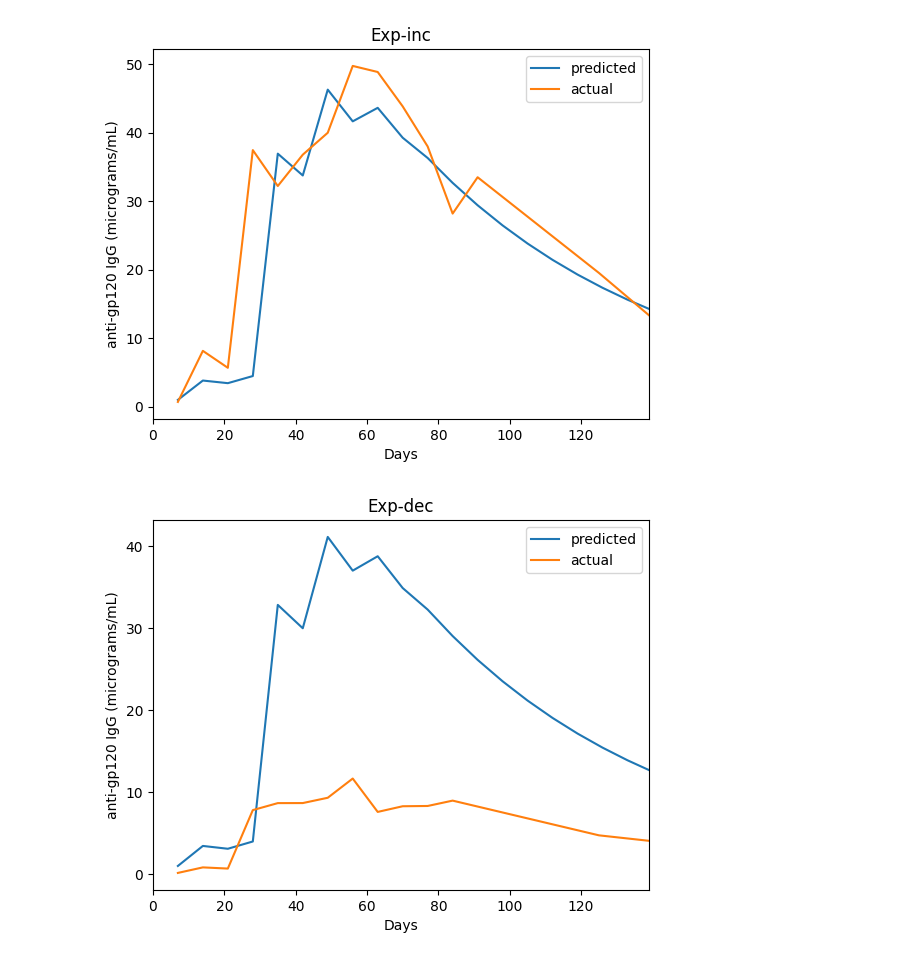
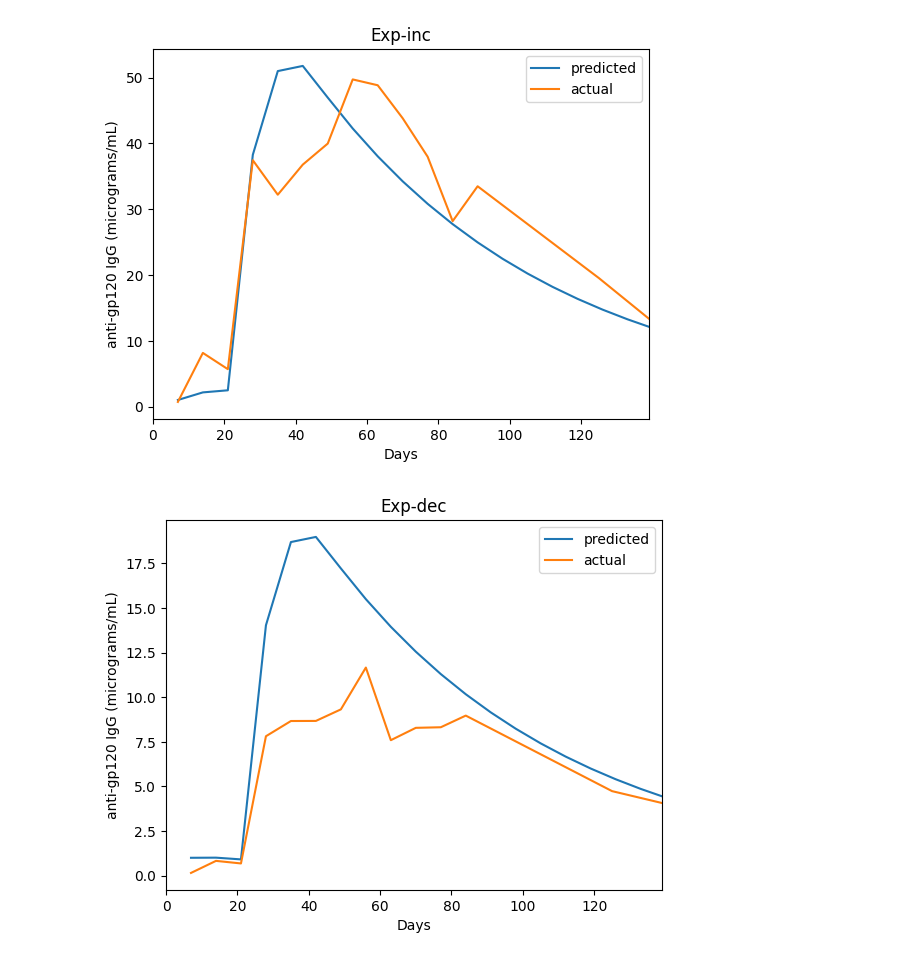
Before and after one commit to Azhou2023/TAMDataAnalysis, a Jupyter notebook: visualizations.ipynb, the cells around one changed output. Drawn from its saved outputs; the diff is of its cells as text; code cells hidden in the pictures.

```diff
--- a/visualizations.ipynb
+++ b/visualizations.ipynb
@@ -18,6 +18,7 @@ for index, value in data.items():
         schemeAverages[index[0]][index[1]] = value
     else:
         schemeAverages[index[0]] = pd.Series(data=value, index=[index[1]])
+total_rsquared = 0
 for scheme, series in schemeAverages.items():
     plt.xlabel("Days")
     plt.ylabel("anti-gp120 IgG (micrograms/mL)")
@@ -35,11 +36,13 @@ for scheme, series in schemeAverages.items():
         rss+=math.pow(y-regression_y[i], 2)
         tss+=math.pow(y-ymean, 2)
     rsquared = 1 - (rss/tss)
+    total_rsquared += rsquared
     print("R-squared: "+str(rsquared))
 
     plt.plot(regression_x, regression_y)
     plt.plot(schemeAverages[scheme], color=(random.random(), random.random(), random.random()))
     plt.show()
+print(total_rsquared/8)
 # %% [output]
 5.6540948 + 1.50586691·T₁((-1.10606061 + 0.01515152x)) -
 3.83566583·T₂((-1.10606061 + 0.01515152x))
@@ -138,14 +149,12 @@ def differential_eq(dosage, J, L, P):
         weighted_dosage = 0
         for k in range(1, 8):
             weighted_dosage+=(dosages[dosage].get(i-k, 0)*weights[i-k])
-        prevDerivative = 0
-        if weighted_dosage==0:
-            prevDerivative = P*derivatives.get(i-2*7,0) if derivatives.get(i-2*7,0)>0 else 0
+        prevDerivative = P*derivatives.get(i-7,0) if derivatives.get(i-7,0)>0 else 0
         derivatives[i] = J*concentrations[i]*weighted_dosage - L*concentrations[i] + P*prevDerivative
         concentrations[i+7] = concentrations[i]+derivatives[i]
     return concentrations
 
 for dosage in dosages.keys():
-    concentrations = differential_eq(dosage, J=0.006, L=0.1, P=0.7)
+    concentrations = differential_eq(dosage, J=0.006, L=0.1, P=0.68)
     plot_dosages(dosage, concentrations)
 # %% [output]
@@ -167,7 +176,7 @@ plt.show()
 for dosage in dosages.keys():
     ax = plt.gca()
     ax.set_yscale("log")
-    concentrations = differential_eq(dosage, J=0.006, L=0.1, P=0.7)
+    concentrations = differential_eq(dosage, J=0.006, L=0.1, P=0.68)
     plt.plot(concentrations.keys(), concentrations.values(), label=dosage)
 plt.show()
 # %% [output]
@@ -191,22 +200,22 @@ print(concentration_1)
 # %%
 #experimental work
-def differential_eq_2(dosage, T, J, L, P):
-    weights = [J*math.pow(x, 2) for x in range(1, 150)]
+def differential_eq_2(dosage, J, L, P):
+    weights = [math.pow(x, 2) for x in range(1, 150)]
     concentrations = {7: 1}
     derivatives = {}
     for i in range(7, 140, 7):
         weighted_dosage = 0
-        for k in range(1, 8):
+        for k in range(0, 7):
             weighted_dosage+=(dosages[dosage].get(i-k, 0)*weights[i-k])
-        prevDerivative = 0
-        if weighted_dosage==0:
-            prevDerivative = P*derivatives.get(i-2*7,0) if derivatives.get(i-2*7,0)>0 else 0
-        derivatives[i] = concentrations[i]*weighted_dosage - L*concentrations[i] + P*prevDerivative
+        if i==7: weighted_dosage+=(dosages[dosage].get(0)*weights[0])
+        prevDerivative = P*derivatives.get(i-7,0) if derivatives.get(i-7,0)>0 else 0
+        derivatives[i] = J*concentrations[i]*weighted_dosage - L*concentrations[i] + P*prevDerivative
         concentrations[i+7] = concentrations[i]+derivatives[i]
-    plot_dosages(dosage, concentrations)
+    return concentrations
 
 for dosage in dosages.keys():
-    differential_eq_2(dosage, T=2, J=0.002, L=0.1, P=0.7)
+    concentrations = differential_eq_2(dosage, J=0.006, L=0.1, P=0.68)
+    plot_dosages(dosage, concentrations)
 # %% [output]
-[figure, old version]
+[figure, new version]
-[figure, old version]
+[figure, new version]
```
Also changed, not shown: parts of 7 cells of this notebook, 2 other files.
